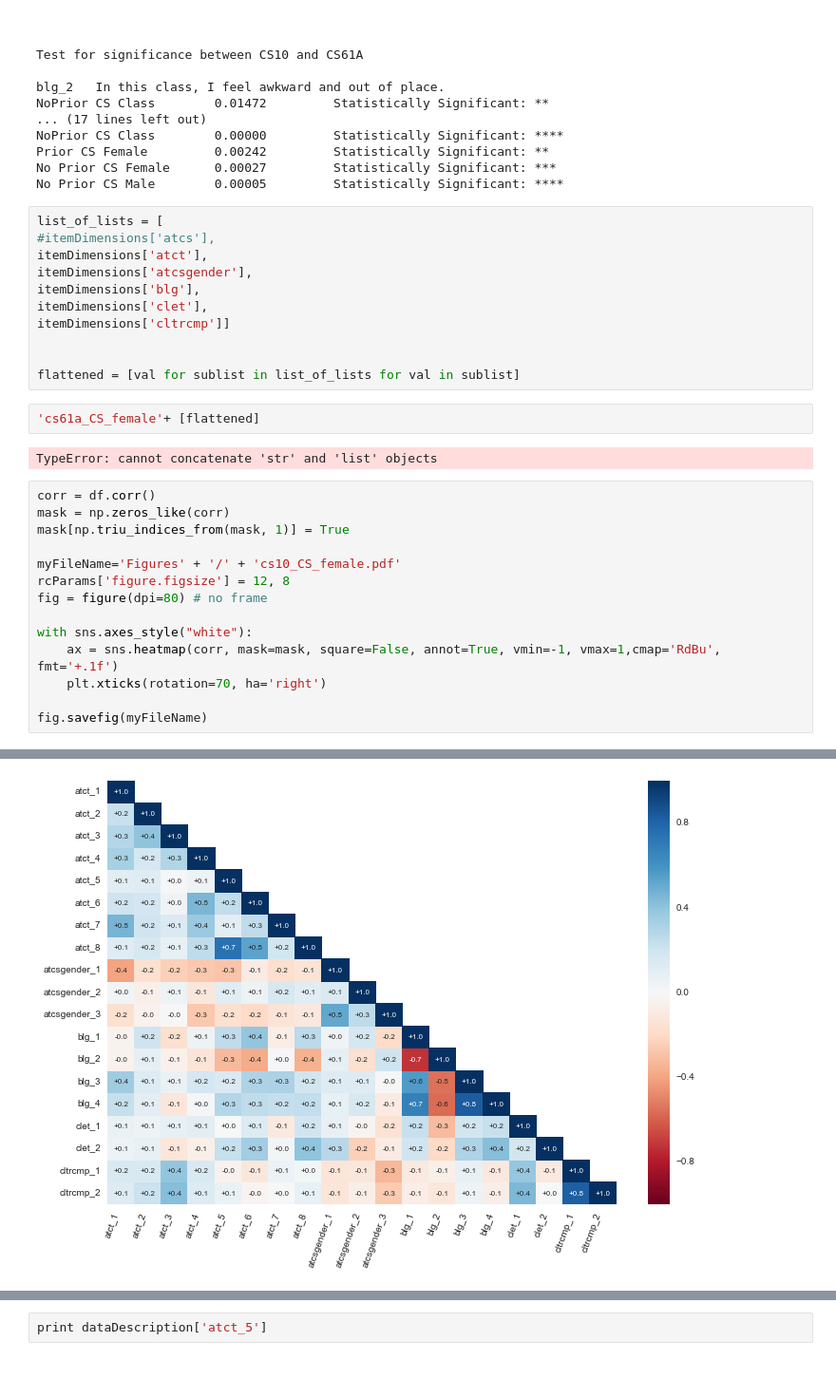
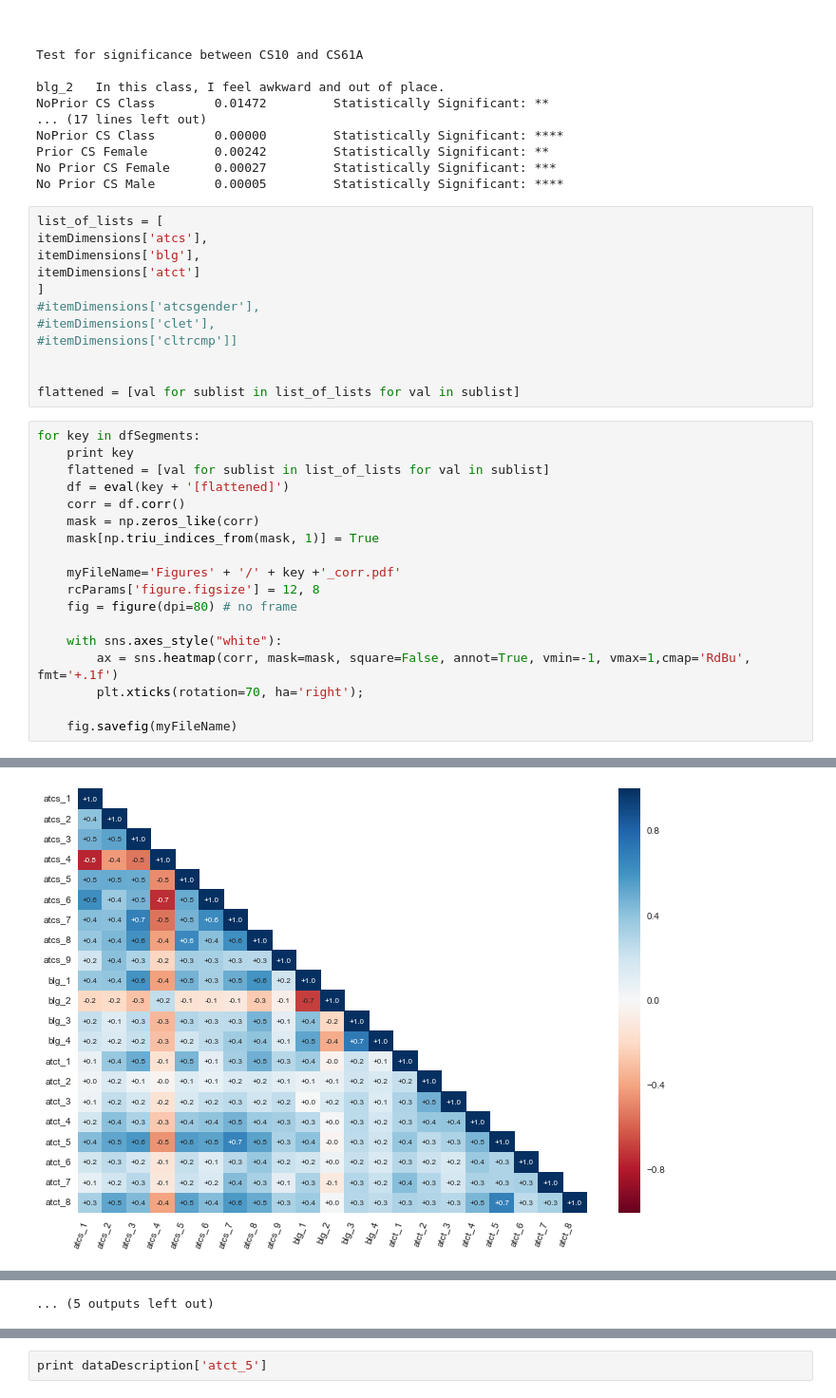
Before and after one commit to omoju/investigatingWhyURMsChooseCS, a Jupyter notebook: DataAnalysis.ipynb, the cells around one changed output, grey strips where cells are left out. Shown at 95% size. Drawn from its saved outputs; the diff is of its cells as text; blank space fills up the shorter version.

```diff
--- a/DataAnalysis.ipynb
+++ b/DataAnalysis.ipynb
@@ -370,31 +370,32 @@ No Prior CS Female      0.00027         Statistically Significant: ***
 No Prior CS Male        0.00005         Statistically Significant: ****
 # %%
 list_of_lists = [
-#itemDimensions['atcs'],
-itemDimensions['atct'],
-itemDimensions['atcsgender'],
+itemDimensions['atcs'],
 itemDimensions['blg'],
-itemDimensions['clet'],
-itemDimensions['cltrcmp']]
+itemDimensions['atct']
+]
+#itemDimensions['atcsgender'],
+#itemDimensions['clet'],
+#itemDimensions['cltrcmp']]
 
 
 flattened = [val for sublist in list_of_lists for val in sublist]
-# %%
-'cs61a_CS_female'+ [flattened]
-# %% [output]
-TypeError: cannot concatenate 'str' and 'list' objects
 # %%
-corr = df.corr()
-mask = np.zeros_like(corr)
-mask[np.triu_indices_from(mask, 1)] = True
+for key in dfSegments:
+    print key
+    flattened = [val for sublist in list_of_lists for val in sublist]
+    df = eval(key + '[flattened]')
+    corr = df.corr()
+    mask = np.zeros_like(corr)
+    mask[np.triu_indices_from(mask, 1)] = True
 
-myFileName='Figures' + '/' + 'cs10_CS_female.pdf'
-rcParams['figure.figsize'] = 12, 8
-fig = figure(dpi=80) # no frame
+    myFileName='Figures' + '/' + key +'_corr.pdf'
+    rcParams['figure.figsize'] = 12, 8
+    fig = figure(dpi=80) # no frame
 
-with sns.axes_style("white"):
-    ax = sns.heatmap(corr, mask=mask, square=False, annot=True, vmin=-1, vmax=1,cmap='RdBu', fmt='+.1f')
-    plt.xticks(rotation=70, ha='right')
+    with sns.axes_style("white"):
+        ax = sns.heatmap(corr, mask=mask, square=False, annot=True, vmin=-1, vmax=1,cmap='RdBu', fmt='+.1f')
+        plt.xticks(rotation=70, ha='right');
 
-fig.savefig(myFileName)
+    fig.savefig(myFileName)
 # %% [output]
@@ -401 +418 @@ fig.savefig(myFileName)
-[figure, old version]
+[figure, new version]
@@ -401,0 +429 @@ fig.savefig(myFileName)
+... (5 outputs left out)
```
Also changed, not shown: parts of 2 cells of this notebook, 20 other files.
